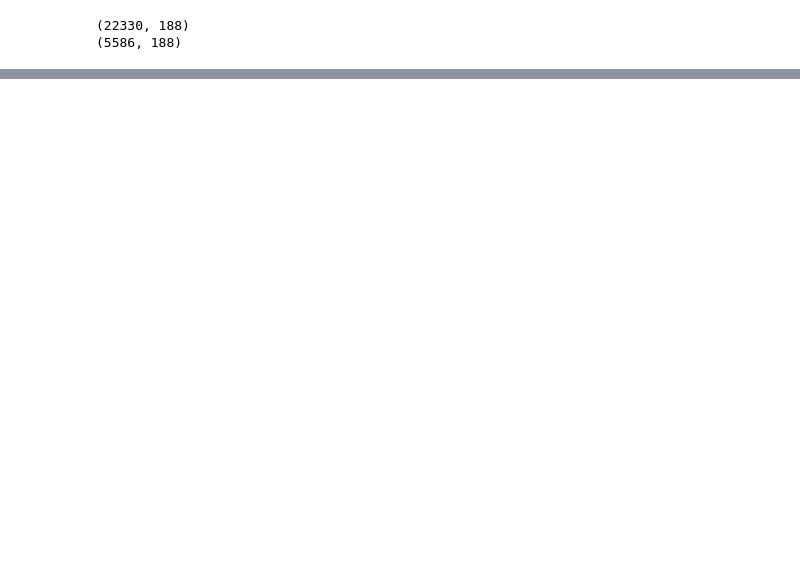
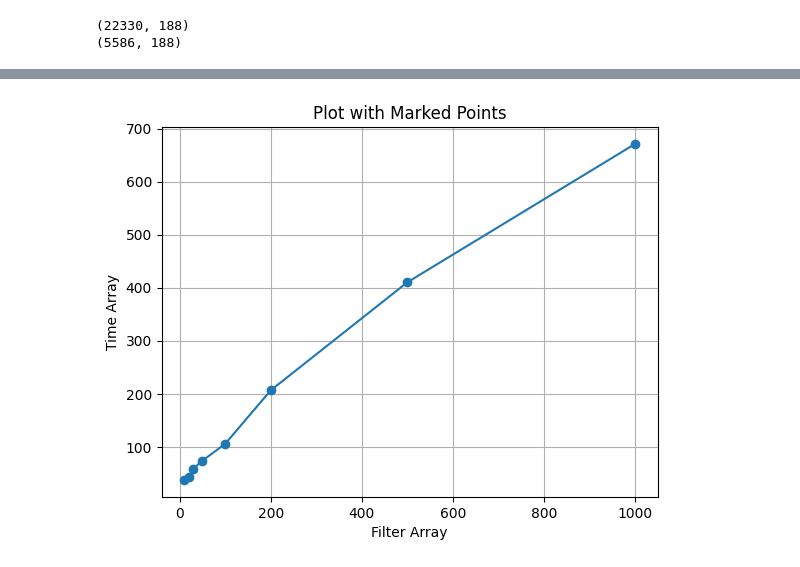
Before and after one commit to bikramkumarde/Green-Computing-Project, a Jupyter notebook: Heart Disorder Detection/cnn_test.ipynb, the cells around one changed output, grey strips where cells are left out. Drawn from its saved outputs; the diff is of its cells as text; code cells hidden in the pictures; blank space fills up the shorter version.

```diff
--- a/Heart Disorder Detection/cnn_test.ipynb
+++ b/Heart Disorder Detection/cnn_test.ipynb
@@ -164,0 +72,37 @@ if gpus:
+# %%
+filter_arr = [10, 20, 30, 50, 100, 200, 500, 1000]
+BATCH_SIZE = 32     # Typical values are 8, 16 or 32
+NUM_EPOCHS = 30
+val_acc_arr = []
+pred_acc_arr = []
+time_arr = []
+keras.backend.clear_session()
+for n_filters in filter_arr:
+    model = cnn_model_1(x_train, y_train, n_filters)
+    model.compile(loss="categorical_crossentropy", optimizer="adam", metrics=["accuracy"])
+    print(model.summary())
+    start = time.time()
+    history = model.fit(
+            x_train,y_train,
+            steps_per_epoch=x_train.shape[0]//BATCH_SIZE,
+            epochs=NUM_EPOCHS,
+            validation_data=(x_validate,y_validate),
+            validation_steps=x_validate.shape[0]//BATCH_SIZE)
+
+    print("Final Validation Accuracy: %0.3f" % history.history['val_accuracy'][-1])
+    end = time.time()
+    predictions = model.predict(x_test, verbose=0,batch_size=32)
+
+    #must use values not one-hot encoding, use argmax to convert
+    y_pred = np.argmax(predictions, axis=-1) # axis=-1 means last axis
+    y_test_act = np.argmax(y_test, axis=-1) # undo one-hot encoding
+
+    # Print print prediction accuracy
+    print('Num filters: ',n_filters)
+    print('Prediction accuracy: {0:.3f}'.format(accuracy_score(y_test_act, y_pred)))
+    print('Time in sec: ' ,end-start)
+    val_acc_arr.append(history.history['val_accuracy'][-1])
+    pred_acc_arr.append(accuracy_score(y_test_act, y_pred))
+    time_arr.append(end-start)
+
+    keras.backend.clear_session()
@@ -164,0 +159,9 @@ if gpus:
+# %%
+plt.plot(filter_arr, time_arr, marker='o', linestyle='-')  # 'o' marker style with solid line
+plt.xlabel('Filter Array')
+plt.ylabel('Time Array')
+plt.title('Plot with Marked Points')
+plt.grid(True)  # Add grid lines
+plt.show()
+# %% [output]
+[figure, added]
```
Also changed, not shown: parts of 8 cells of this notebook, 8 other files.
